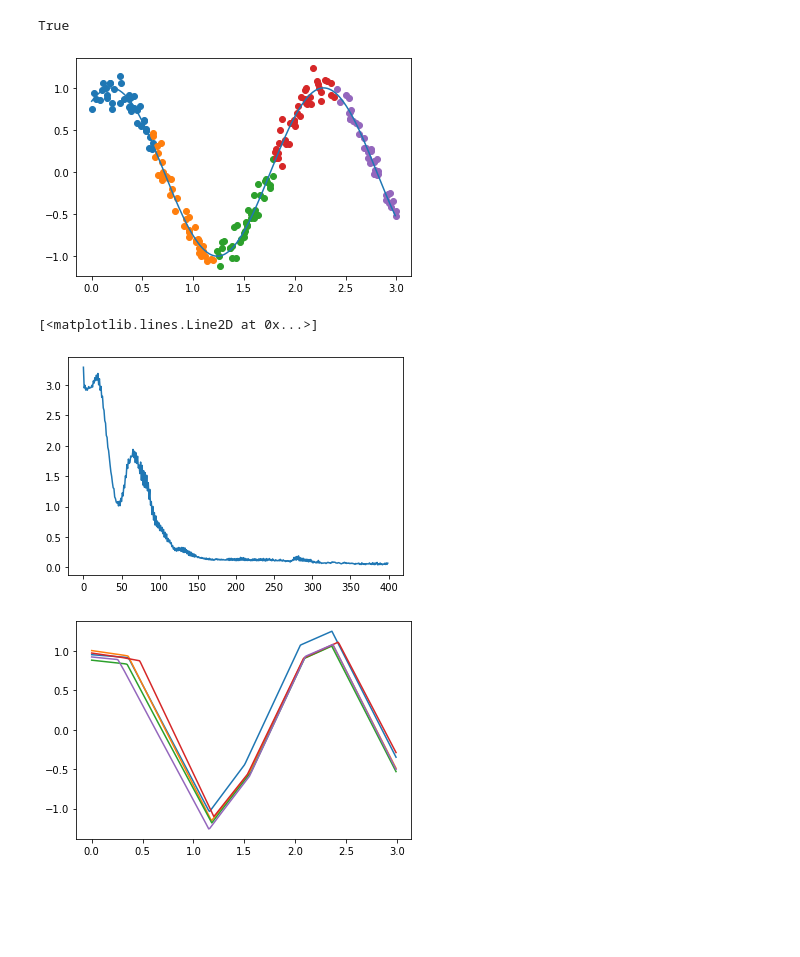
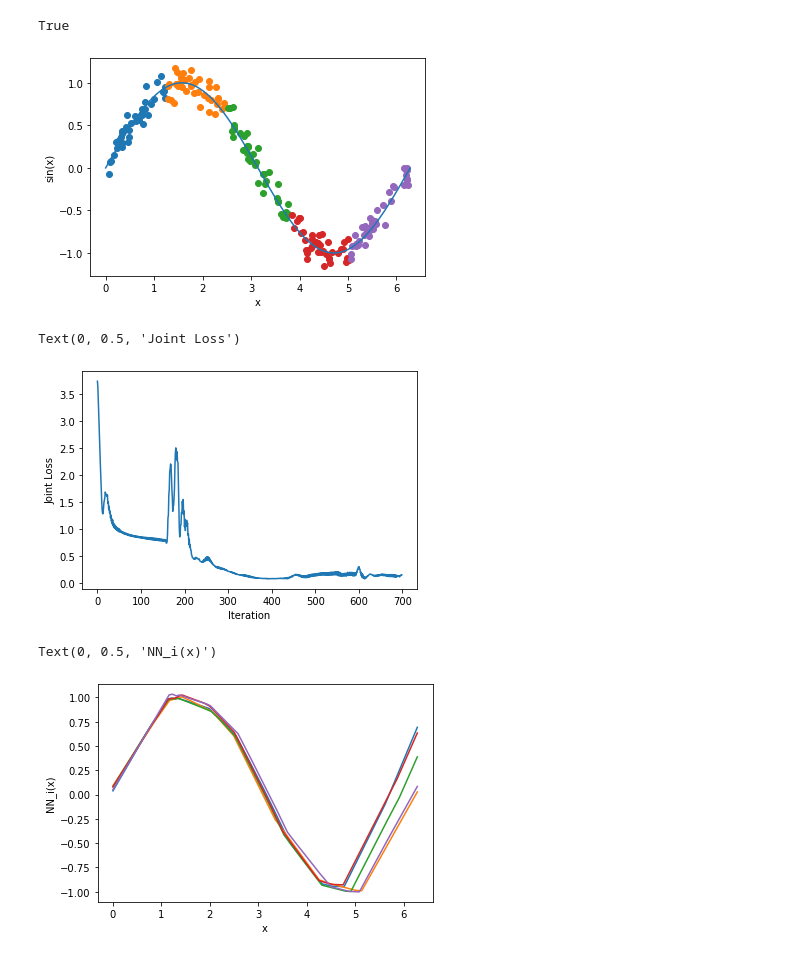
Before and after one commit to javieryu/nn_distributed_training, a Jupyter notebook: ee364b/dist_sine.ipynb, the cells around one changed output. Cells and saved outputs as stored; diff of their text form; code cells hidden in the pictures; blank space fills up the shorter version.

```diff
--- a/ee364b/dist_sine.ipynb
+++ b/ee364b/dist_sine.ipynb
@@ -16,29 +17,31 @@ nx.is_connected(G)
 True
 # %%
 # Setup data
-xdom = [0.0, 3.0]
+xdom = [0.0, 2 * np.pi]
 num_samps = 40
-freq = 3.0
-phase = 1.0
+freq = 1.0
+phase = 0.0
 amp = 1.0
 noise = 0.1
 
 testx = torch.arange(xdom[0], xdom[1], 0.01).reshape(-1, 1)
 testy = amp * torch.sin(freq * testx + phase).reshape(-1, 1)
 
 fig, ax = plt.subplots()
 dataset = {}
 chunk_len = (xdom[1] - xdom[0]) / N
 for i in range(N):
     xmin = chunk_len * i
     xmax = chunk_len * (i + 1)
     x = (xmax - xmin) * torch.rand(num_samps) + xmin
     y = amp * torch.sin(freq * x + phase) + noise * torch.randn(num_samps)
     dataset[i] = {"x": x.reshape(-1, 1), "y": y.reshape(-1, 1)}
     ax.scatter(x, y)
 ax.plot(testx, testy)
+ax.set_xlabel("x")
+ax.set_ylabel("sin(x)")
 plt.show()
 # %% [output]
-[figure, old version]
+[figure, new version]
 # %%
 # Setup models
@@ -106,13 +109,19 @@ for k in range(max_its_cadmm):
 fig, ax = plt.subplots()
 
 ax.plot(objv.detach().numpy())
+ax.set_xlabel("Iteration")
+ax.set_ylabel("Joint Loss")
 # %% [output]
-[<matplotlib.lines.Line2D at 0x...>]
+Text(0, 0.5, 'Joint Loss')
-[figure, old version]
+[figure, new version]
 # %%
 fig, ax = plt.subplots()
 
 for i in range(N):
     ax.plot(testx, models[i].forward(testx).detach().numpy())
+
+ax.set_xlabel("x")
+ax.set_ylabel("NN_i(x)")
 # %% [output]
+Text(0, 0.5, 'NN_i(x)')
-[figure, old version]
+[figure, new version]
```
Also changed, not shown: parts of 3 cells of this notebook, 13 other files.
